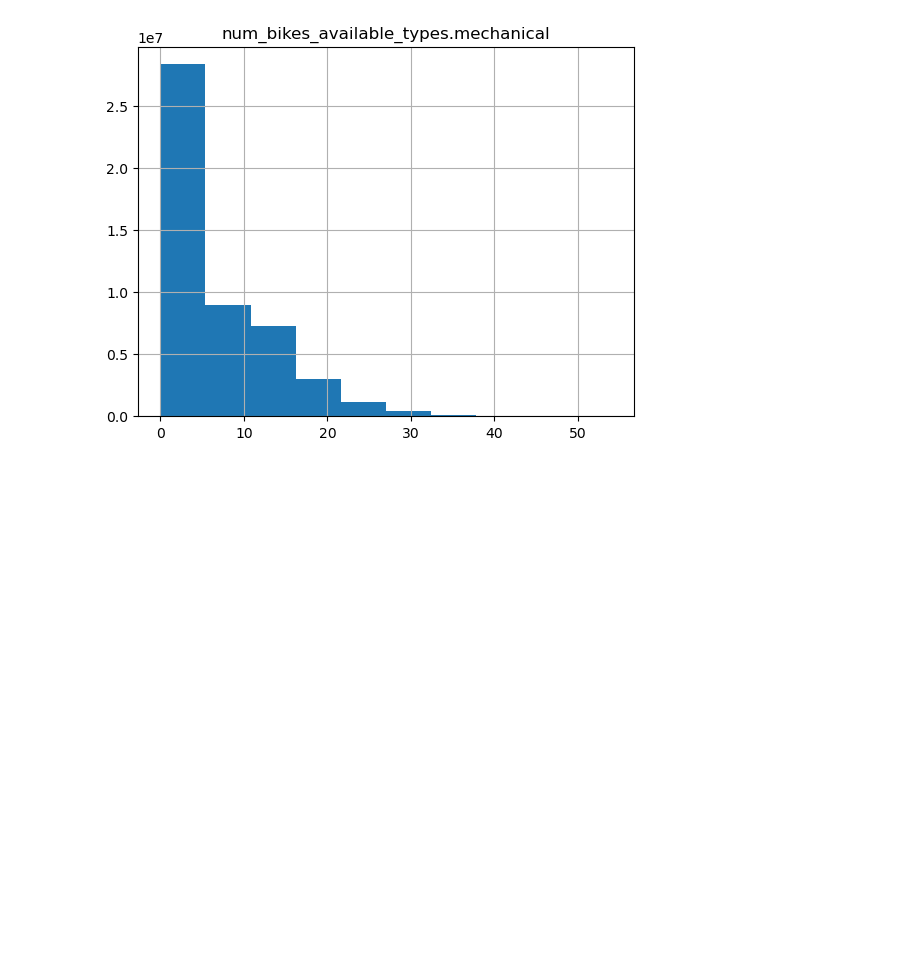
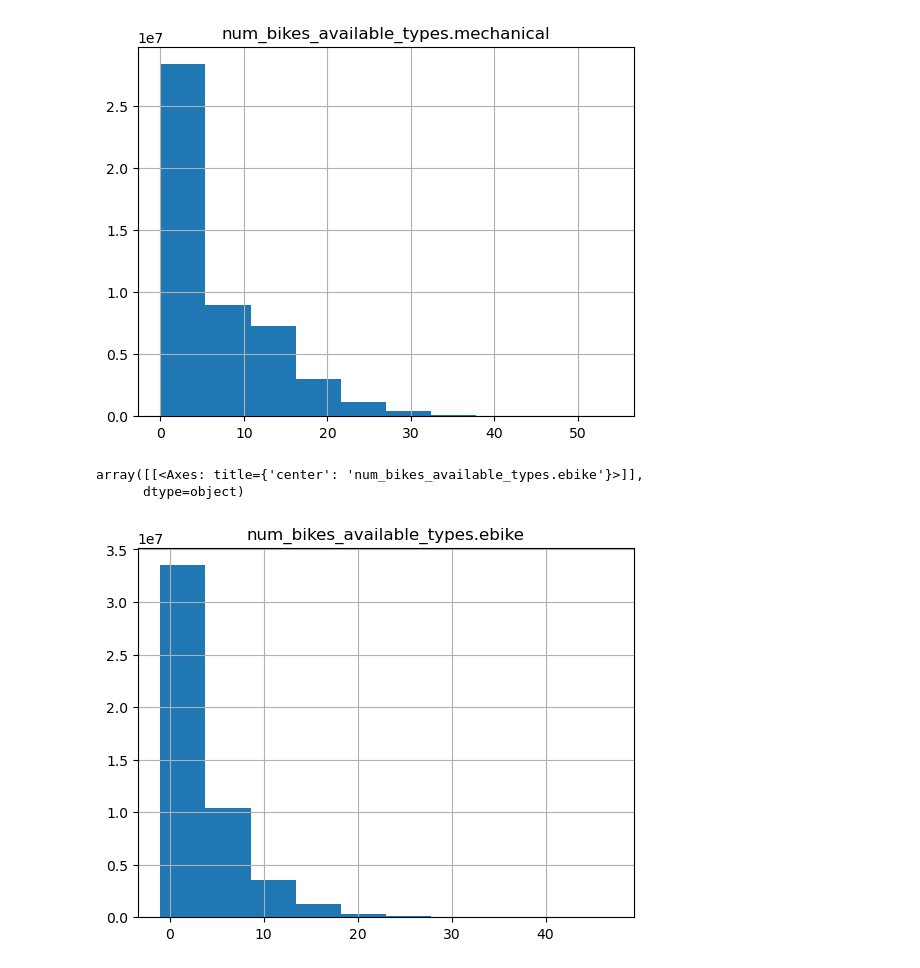
Before and after one commit to carlotalacasav/Gorrapiedra-proyecto, a Jupyter notebook: freestyle_ale.ipynb, the cells around one changed output. Saved outputs shown, nothing was run; the diff lists cells and outputs as text; code cells hidden in the pictures; blank space fills up the shorter version.

Commit message:
visualizaciones y estudio de info

```diff
--- a/freestyle_ale.ipynb
+++ b/freestyle_ale.ipynb
@@ -58,3 +58,10 @@ data.hist('num_bikes_available_types.mechanical')
 array([[<Axes: title={'center': 'num_bikes_available_types.mechanical'}>]],
       dtype=object)
 [figure]
+# %%
+data.hist('num_bikes_available_types.ebike')
+# no hay outliers
+# %% [output]
+array([[<Axes: title={'center': 'num_bikes_available_types.ebike'}>]],
+      dtype=object)
+[figure, added]
```
Also changed, not shown: parts of 11 cells of this notebook.
